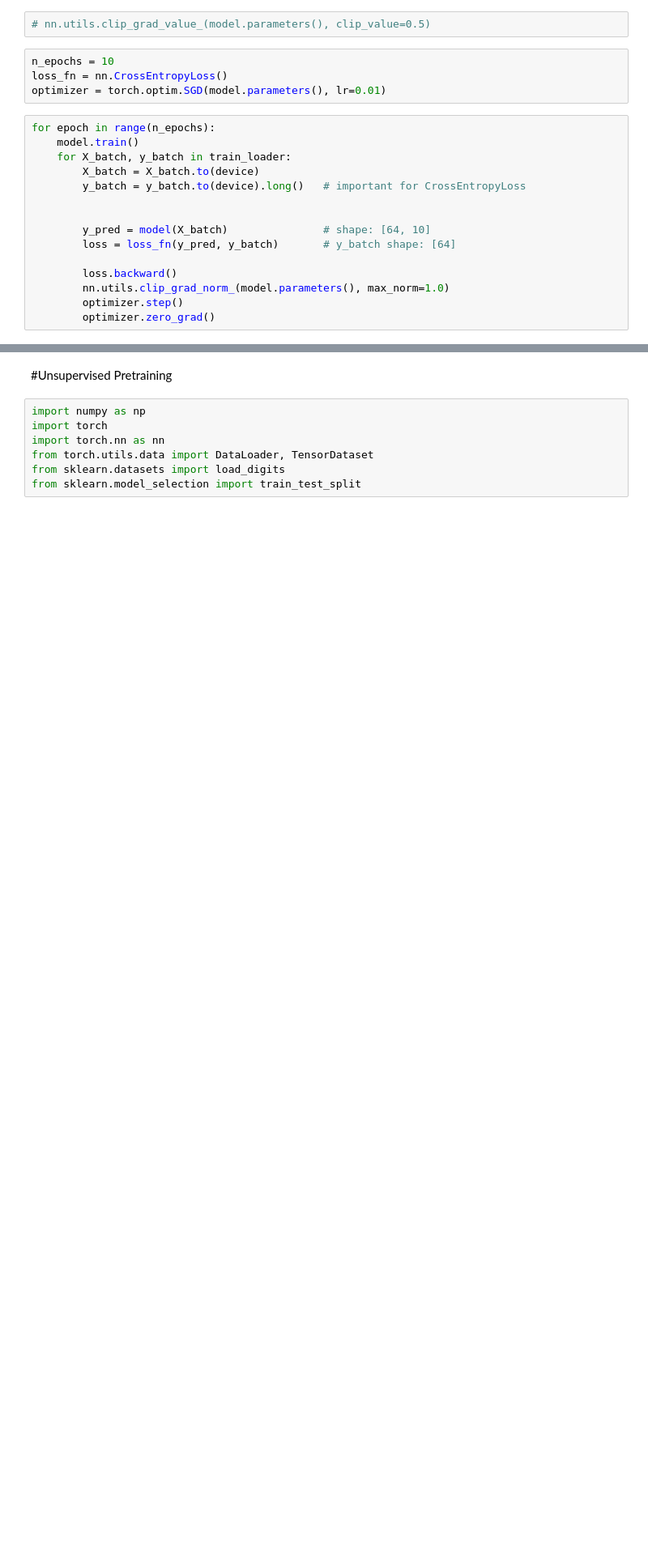
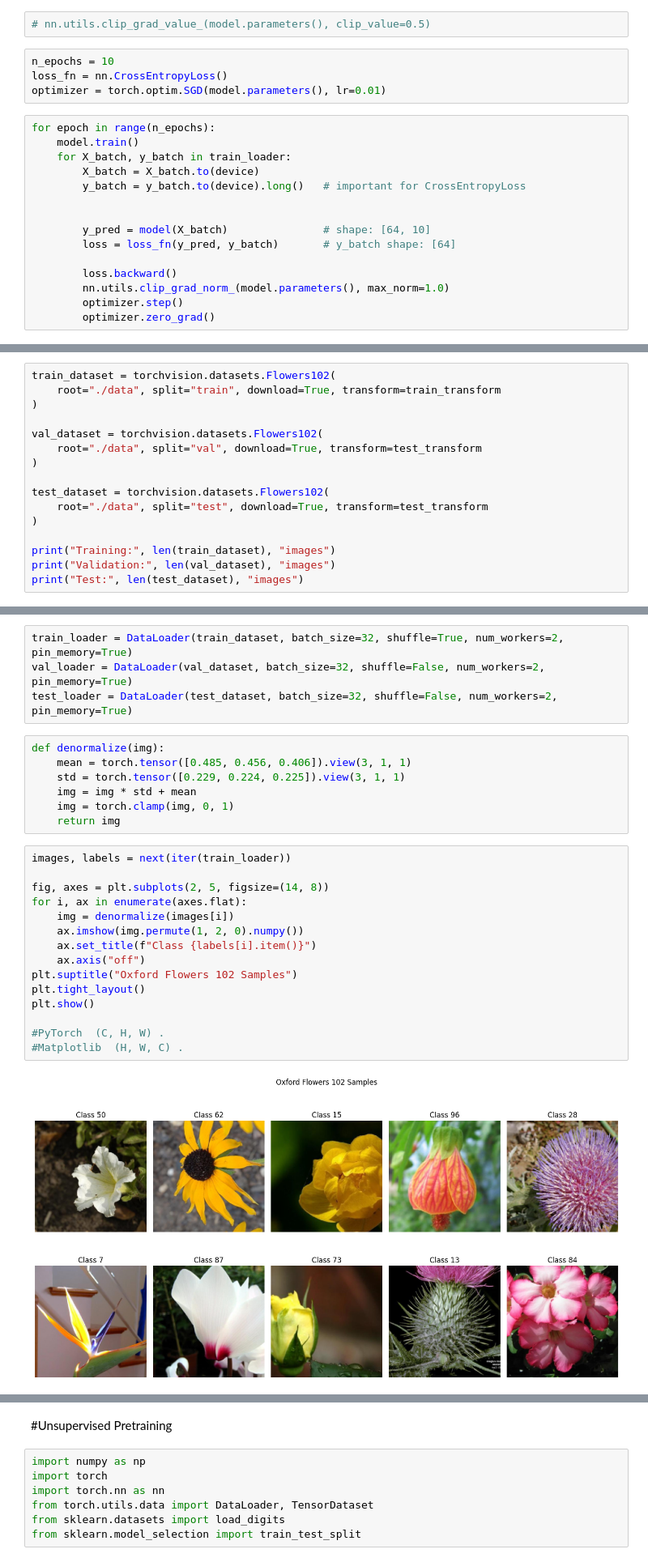
Before and after one commit to leman-cap13/DL_projects, a Jupyter notebook: Training_Deep_Neural_Networks.ipynb, the cells around one changed output, grey strips where cells are left out. Shown at 81% size. Cells and saved outputs as stored; diff of their text form; blank space fills up the shorter version.

```diff
--- a/Training_Deep_Neural_Networks.ipynb
+++ b/Training_Deep_Neural_Networks.ipynb
@@ -882,0 +543,16 @@ Train Task B | Loss: 0.3001 | Acc: 1.0000
+# %%
+train_dataset = torchvision.datasets.Flowers102(
+    root="./data", split="train", download=True, transform=train_transform
+)
+
+val_dataset = torchvision.datasets.Flowers102(
+    root="./data", split="val", download=True, transform=test_transform
+)
+
+test_dataset = torchvision.datasets.Flowers102(
+    root="./data", split="test", download=True, transform=test_transform
+)
+
+print("Training:", len(train_dataset), "images")
+print("Validation:", len(val_dataset), "images")
+print("Test:", len(test_dataset), "images")
@@ -882,0 +563,28 @@ Train Task B | Loss: 0.3001 | Acc: 1.0000
+# %%
+train_loader = DataLoader(train_dataset, batch_size=32, shuffle=True, num_workers=2, pin_memory=True)
+val_loader = DataLoader(val_dataset, batch_size=32, shuffle=False, num_workers=2, pin_memory=True)
+test_loader = DataLoader(test_dataset, batch_size=32, shuffle=False, num_workers=2, pin_memory=True)
+# %%
+def denormalize(img):
+    mean = torch.tensor([0.485, 0.456, 0.406]).view(3, 1, 1)
+    std = torch.tensor([0.229, 0.224, 0.225]).view(3, 1, 1)
+    img = img * std + mean
+    img = torch.clamp(img, 0, 1)
+    return img
+# %%
+images, labels = next(iter(train_loader))
+
+fig, axes = plt.subplots(2, 5, figsize=(14, 8))
+for i, ax in enumerate(axes.flat):
+    img = denormalize(images[i])
+    ax.imshow(img.permute(1, 2, 0).numpy())
+    ax.set_title(f"Class {labels[i].item()}")
+    ax.axis("off")
+plt.suptitle("Oxford Flowers 102 Samples")
+plt.tight_layout()
+plt.show()
+
+#PyTorch  (C, H, W) .
+#Matplotlib  (H, W, C) .
+# %% [output]
+[figure, added]
```
Also changed, not shown: parts of 70 cells of this notebook.
